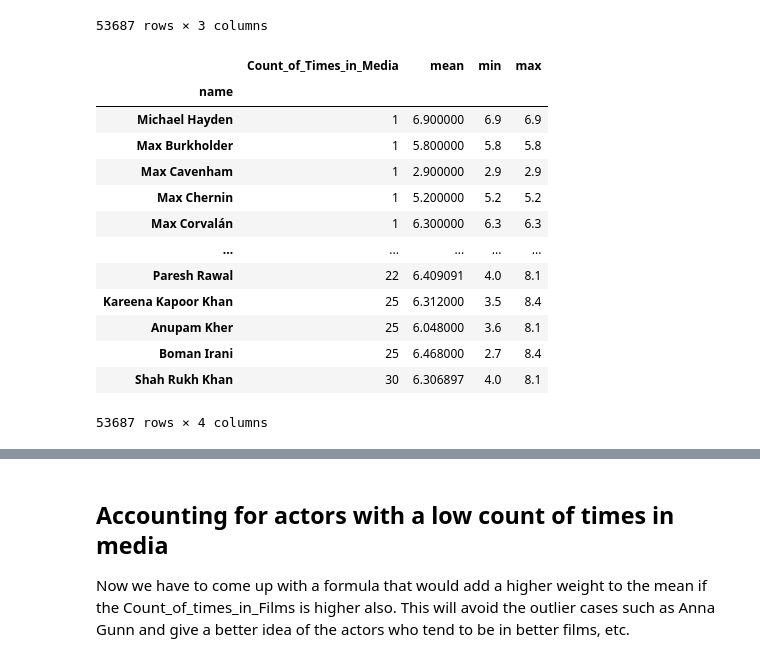
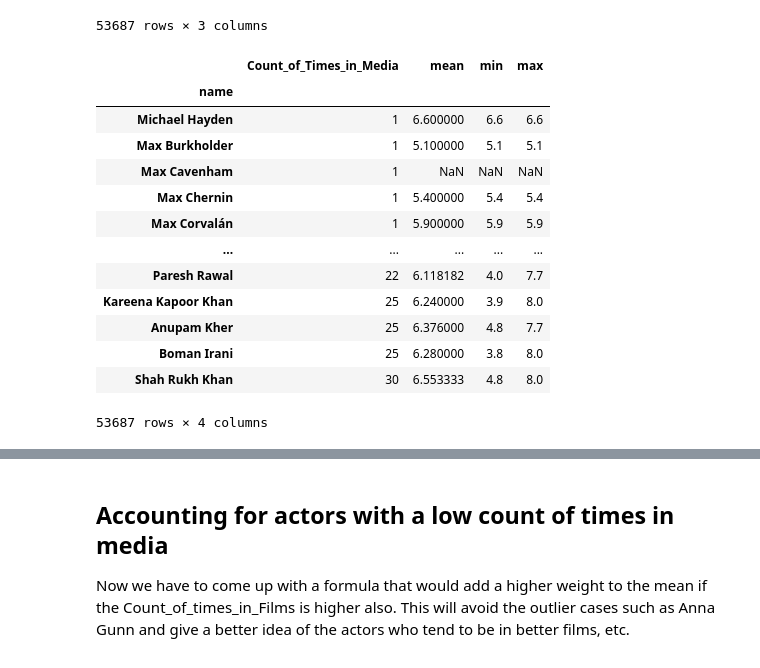
Before and after one commit to lukeonyw/netflix-analysis, a Jupyter notebook: netflix-analysis/Netflix Analysis.ipynb, the cells around one changed output, grey strips where cells are left out. Cells and saved outputs as stored; diff of their text form; code cells hidden in the pictures.

```diff
--- a/netflix-analysis/Netflix Analysis.ipynb
+++ b/netflix-analysis/Netflix Analysis.ipynb
@@ -182,18 +182,19 @@ df_1a = pd.merge(count_occ, imdb_name_df, left_index=True, right_index=True)
 df_1b = pd.merge(count_occ, tmdb_name_df, left_index=True, right_index=True)
 # %%
 df_1a.sort_values(by=['Count_of_Times_in_Media'])
+df_1b.sort_values(by=['Count_of_Times_in_Media'])
 # %% [output]
 |  | Count_of_Times_in_Media | mean | min | max |
 | name |  |  |  |  |
-| Michael Hayden | 1 | 6.900000 | 6.9 | 6.9 |
-| Max Burkholder | 1 | 5.800000 | 5.8 | 5.8 |
-| Max Cavenham | 1 | 2.900000 | 2.9 | 2.9 |
-| Max Chernin | 1 | 5.200000 | 5.2 | 5.2 |
-| Max Corvalán | 1 | 6.300000 | 6.3 | 6.3 |
+| Michael Hayden | 1 | 6.600000 | 6.6 | 6.6 |
+| Max Burkholder | 1 | 5.100000 | 5.1 | 5.1 |
+| Max Cavenham | 1 | NaN | NaN | NaN |
+| Max Chernin | 1 | 5.400000 | 5.4 | 5.4 |
+| Max Corvalán | 1 | 5.900000 | 5.9 | 5.9 |
 | ... | ... | ... | ... | ... |
-| Paresh Rawal | 22 | 6.409091 | 4.0 | 8.1 |
-| Kareena Kapoor Khan | 25 | 6.312000 | 3.5 | 8.4 |
-| Anupam Kher | 25 | 6.048000 | 3.6 | 8.1 |
-| Boman Irani | 25 | 6.468000 | 2.7 | 8.4 |
-| Shah Rukh Khan | 30 | 6.306897 | 4.0 | 8.1 |
+| Paresh Rawal | 22 | 6.118182 | 4.0 | 7.7 |
+| Kareena Kapoor Khan | 25 | 6.240000 | 3.9 | 8.0 |
+| Anupam Kher | 25 | 6.376000 | 4.8 | 7.7 |
+| Boman Irani | 25 | 6.280000 | 3.8 | 8.0 |
+| Shah Rukh Khan | 30 | 6.553333 | 4.8 | 8.0 |
 53687 rows × 4 columns
```
Also changed, not shown: parts of 7 cells of this notebook.
